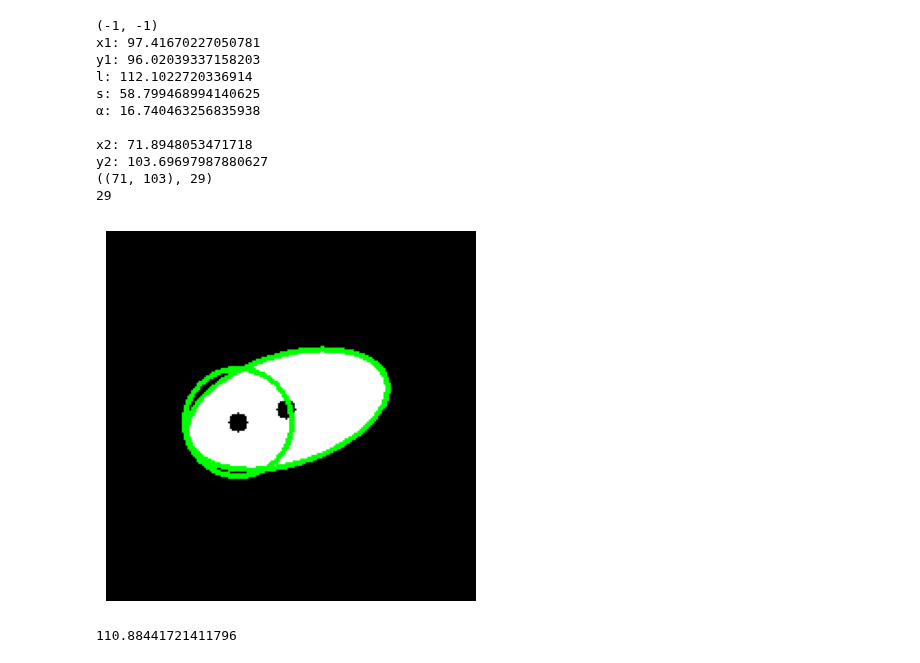
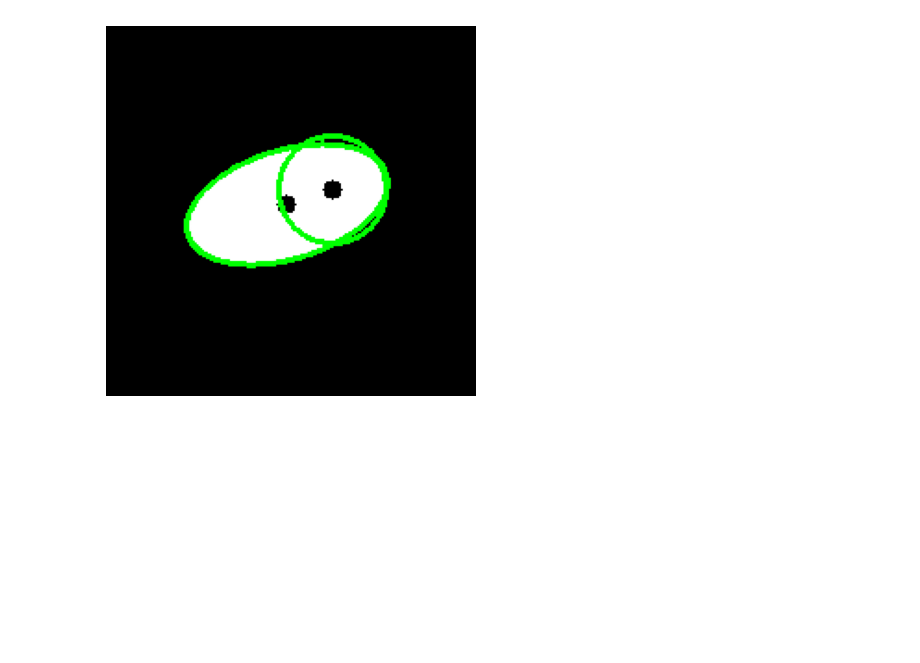
Before and after one commit to Priyanshu4/PingPongTracking, a Jupyter notebook: ballshadow/stuff2.ipynb, the cells around one changed output. Drawn from its saved outputs; the diff is of its cells as text; code cells hidden in the pictures; blank space fills up the shorter version.

```diff
--- a/ballshadow/stuff2.ipynb
+++ b/ballshadow/stuff2.ipynb
@@ -164,24 +129,9 @@ y2: 199.49988188244257
 # %%
 test = FindOriginalBall('black.png')
 # %%
-test.graph_to_original(v=(-1,-1))
+test.graph_to_original(xdir=1)
 # %% [output]
-(-1, -1)
-x1: 97.41670227050781
-y1: 96.02039337158203
-l: 112.1022720336914
-s: 58.799468994140625
-α: 16.740463256835938
-
-x2: 71.8948053471718
-y2: 103.69697987880627
-((71, 103), 29)
-29
-[figure, old version]
+[figure, new version]
-# %%
-96 + (112-58) * np.sin(np.radians(16))
-# %% [output]
-110.88441721411796
 # %%
 test.calculate_original()
 # %% [output]
```
Also changed, not shown: parts of 6 cells of this notebook.
